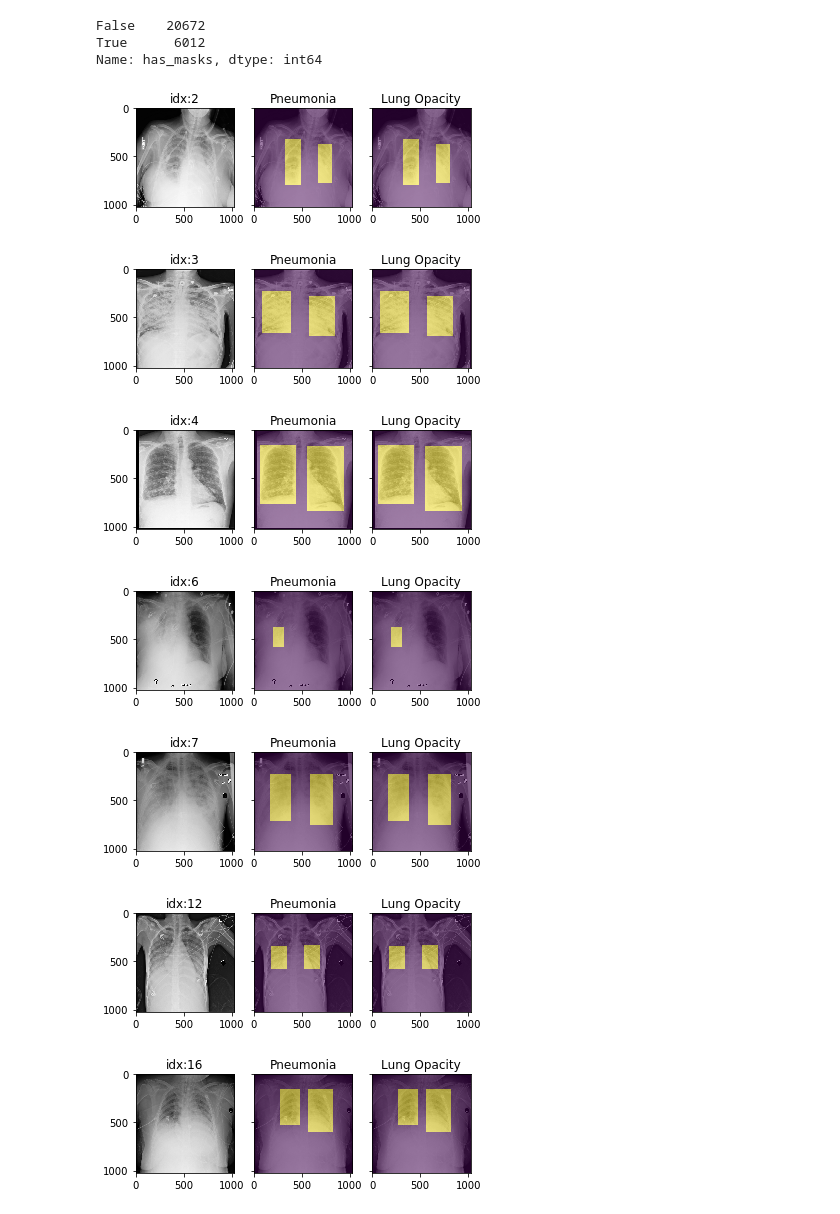
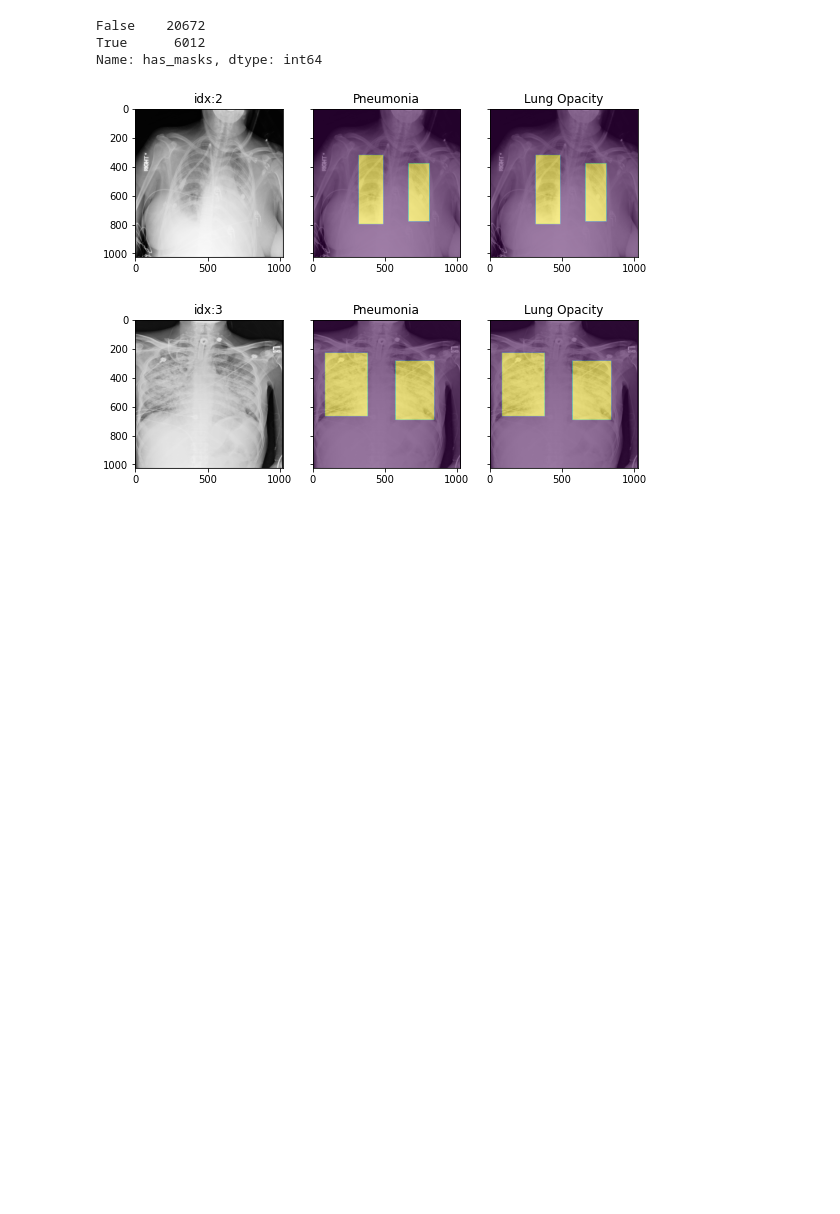
Before and after one commit to mlmed/torchxrayvision, a Jupyter notebook: scripts/xray_masks.ipynb, the cells around one changed output. Saved outputs shown, nothing was run; the diff lists cells and outputs as text; code cells hidden in the pictures; blank space fills up the shorter version.

```diff
--- a/scripts/xray_masks.ipynb
+++ b/scripts/xray_masks.ipynb
@@ -15,4 +43,3 @@ import torchxrayvision as xrv
 # %%
-d_nih = xrv.datasets.NIH_Dataset(#imgpath="/home/cohenjos/projects/rpp-bengioy/jpcohen/ChestXray-NIHCC/images",
-                                 imgpath="/lustre04/scratch/cohenjos/NIH/images-224",
+d_nih = xrv.datasets.NIH_Dataset(imgpath=dataset_path + "/NIH/images-224",
                                 views=["PA","AP"], unique_patients=False, pathology_masks=True)
@@ -54,12 +46,2 @@ images_with_masks
-# %%
-def plot_sample_with_masks(sample, df):
-    fig, axs = plt.subplots(1, 1+len(sample["pathology_masks"]), sharey=True)
-    axs[0].imshow(sample["img"][0], cmap="Greys_r");
-    axs[0].set_title("idx:" + str(sample["idx"]))
-    for i, patho in enumerate(sample["pathology_masks"].keys()):
-        axs[i+1].imshow(sample["img"][0], cmap="Greys_r");
-        axs[i+1].imshow(sample["pathology_masks"][patho][0]+1, alpha=0.5);
-        axs[i+1].set_title(df.pathologies[patho])
-    pd.DataFrame(sample["lab"], index=df.pathologies)
 # %%
 sample = d_nih[614]
@@ -96,4 +56,0 @@ for idx in np.where(subset)[0][:10]:
-# %%
-subset = d_nih.csv["Finding Labels"].str.contains("Cardio") & (d_nih.csv.has_masks == True)
-for idx in np.where(subset)[0][:10]:
-    plot_sample_with_masks(d_nih[idx], d_nih)
@@ -134,5 +78,5 @@ for i in range(3):
 # %%
 #RSNA_Pneumonia_Dataset
-d_rsna = xrv.datasets.RSNA_Pneumonia_Dataset(imgpath="/home/cohenjos/projects/rpp-bengioy/jpcohen/kaggle-pneumonia/stage_2_train_images_jpg",
+d_rsna = xrv.datasets.RSNA_Pneumonia_Dataset(imgpath=dataset_path + "kaggle-pneumonia-jpg/stage_2_train_images_jpg",
                                             views=["PA","AP"],
                                             pathology_masks=True)
@@ -148,13 +87,8 @@ False    20672
 True      6012
 Name: has_masks, dtype: int64
 # %%
-for idx in np.where(d_rsna.csv.has_masks)[0][:10]:
+for idx in np.where(d_rsna.csv.has_masks)[0][:2]:
     plot_sample_with_masks(d_rsna[idx], d_rsna)
 # %% [output]
-[figure, old version]
+[figure, new version]
-[figure, old version]
+[figure, new version]
-[figure, removed]
-[figure, removed]
-[figure, removed]
-[figure, removed]
-[figure, removed]
```
Also changed, not shown: parts of 25 cells of this notebook.
